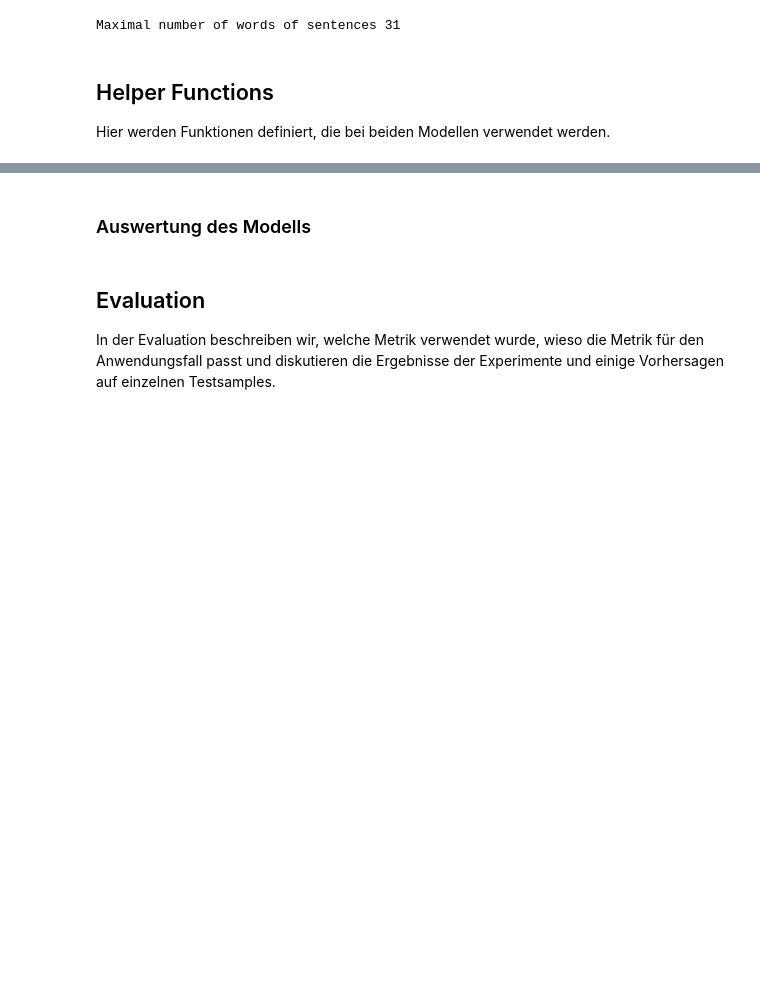
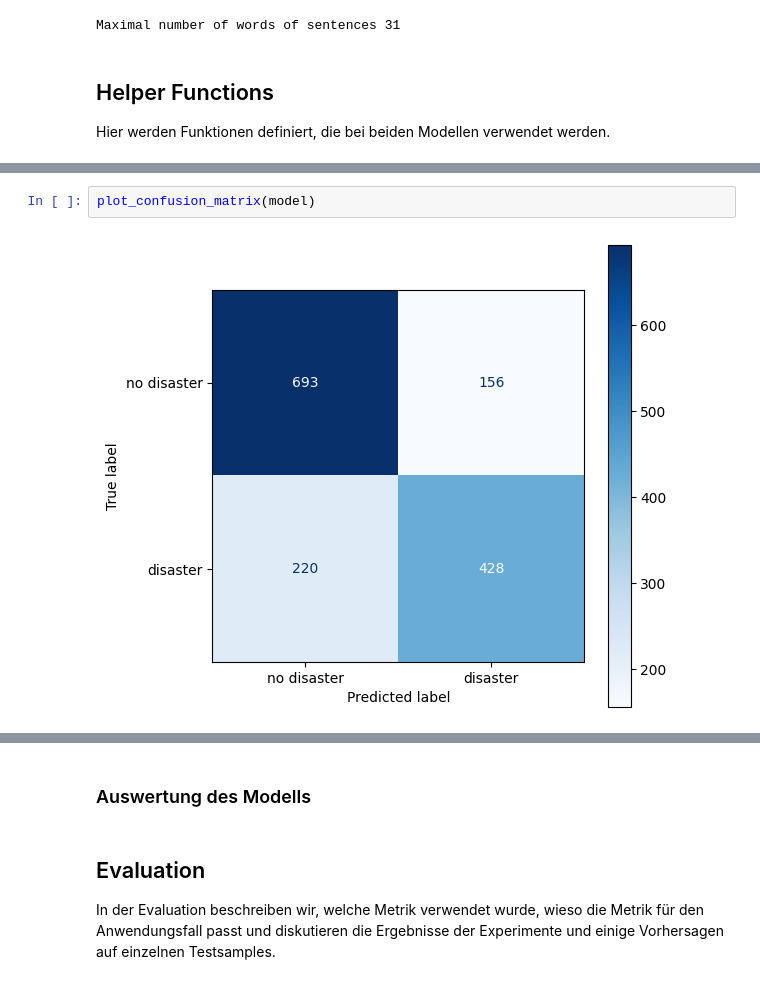
Before and after one commit to florinbarbisch/npr-mc1-text-classification, a Jupyter notebook: Model3_CNN.ipynb, the cells around one changed output, grey strips where cells are left out. Drawn from its saved outputs; the diff is of its cells as text; blank space fills up the shorter version.

```diff
--- a/Model3_CNN.ipynb
+++ b/Model3_CNN.ipynb
@@ -180,0 +226,4 @@ plot_confusion_matrix(model)
+# %%
+plot_confusion_matrix(model)
+# %% [output]
+[figure, added]
```
Also changed, not shown: parts of 18 cells of this notebook.
